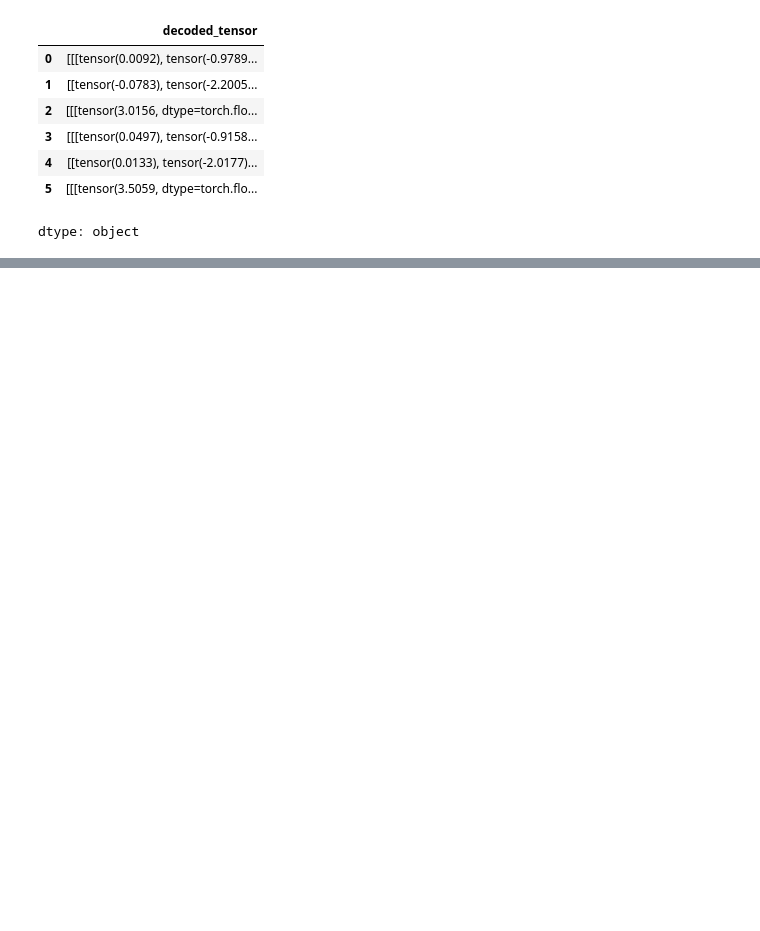
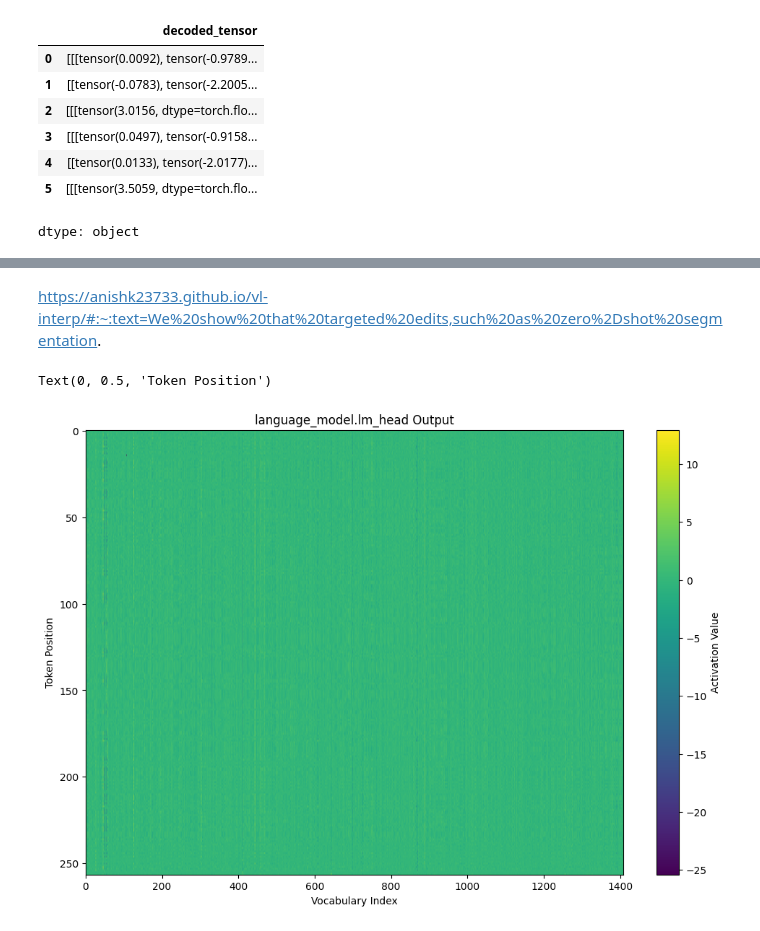
Before and after one commit to Shinichi0713/LLM-fundamental-study, a Jupyter notebook: inner-feature/VLM_LENS_v1.ipynb, the cells around one changed output, grey strips where cells are left out. Saved outputs shown, nothing was run; the diff lists cells and outputs as text; code cells hidden in the pictures; blank space fills up the shorter version.

```diff
--- a/inner-feature/VLM_LENS_v1.ipynb
+++ b/inner-feature/VLM_LENS_v1.ipynb
@@ -357,0 +342,13 @@ ValueError: x and y can be no greater than 2D, but have shapes (1,) and (1, 257,
+# %% [markdown]
+https://anishk23733.github.io/vl-interp/#:~:text=We%20show%20that%20targeted%20edits,such%20as%20zero%2Dshot%20segmentation.
+# %%
+lm_head_np = np.stack(valid_df["decoded_tensor"][3][0].cpu().numpy())
+plt.figure(figsize=(12, 8))
+plt.imshow(lm_head_np, cmap='viridis', aspect='auto')
+plt.colorbar(label='Activation Value')
+plt.title('language_model.lm_head Output')
+plt.xlabel('Vocabulary Index')
+plt.ylabel('Token Position')
+# %% [output]
+Text(0, 0.5, 'Token Position')
+[figure, added]
```
Also changed, not shown: parts of 6 cells of this notebook, 4 other files.
